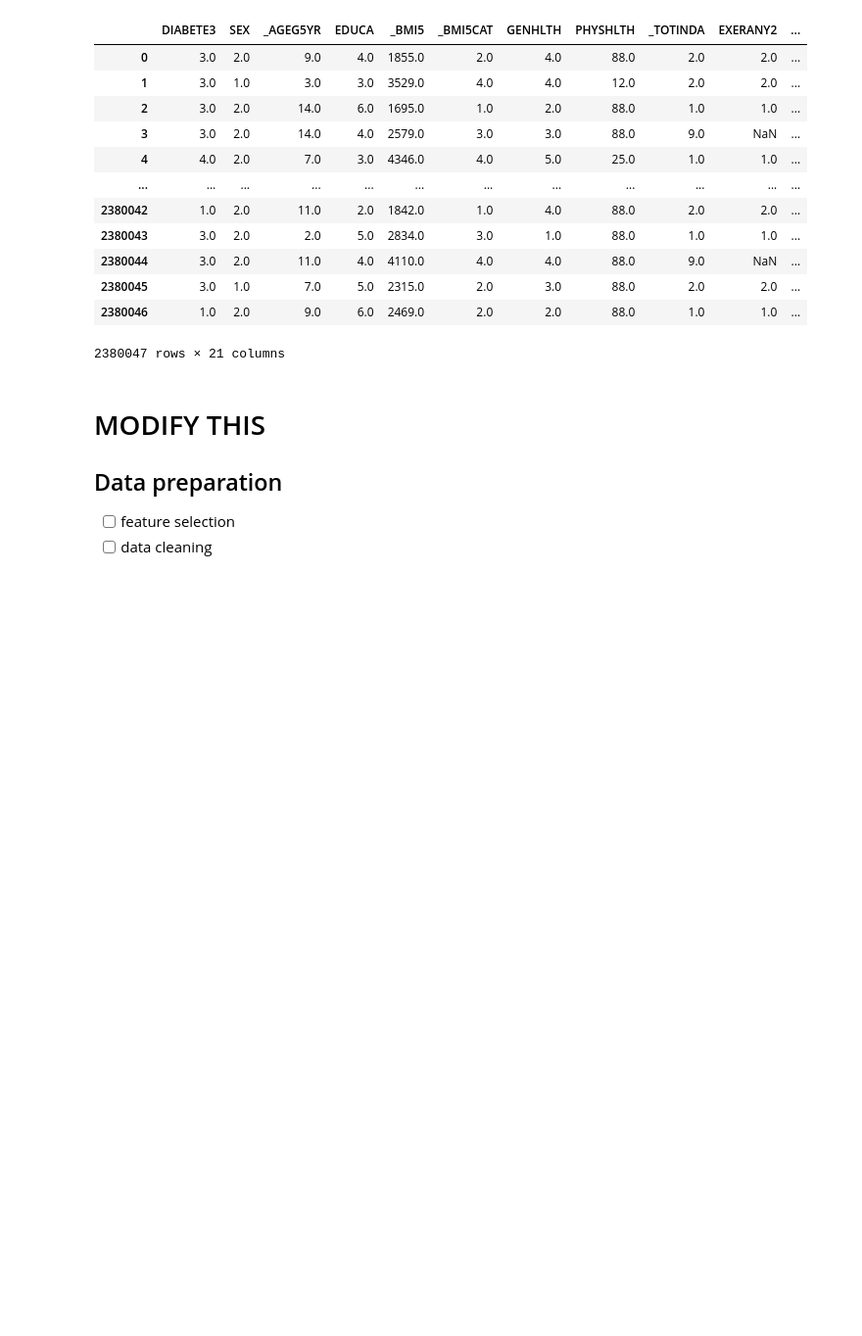
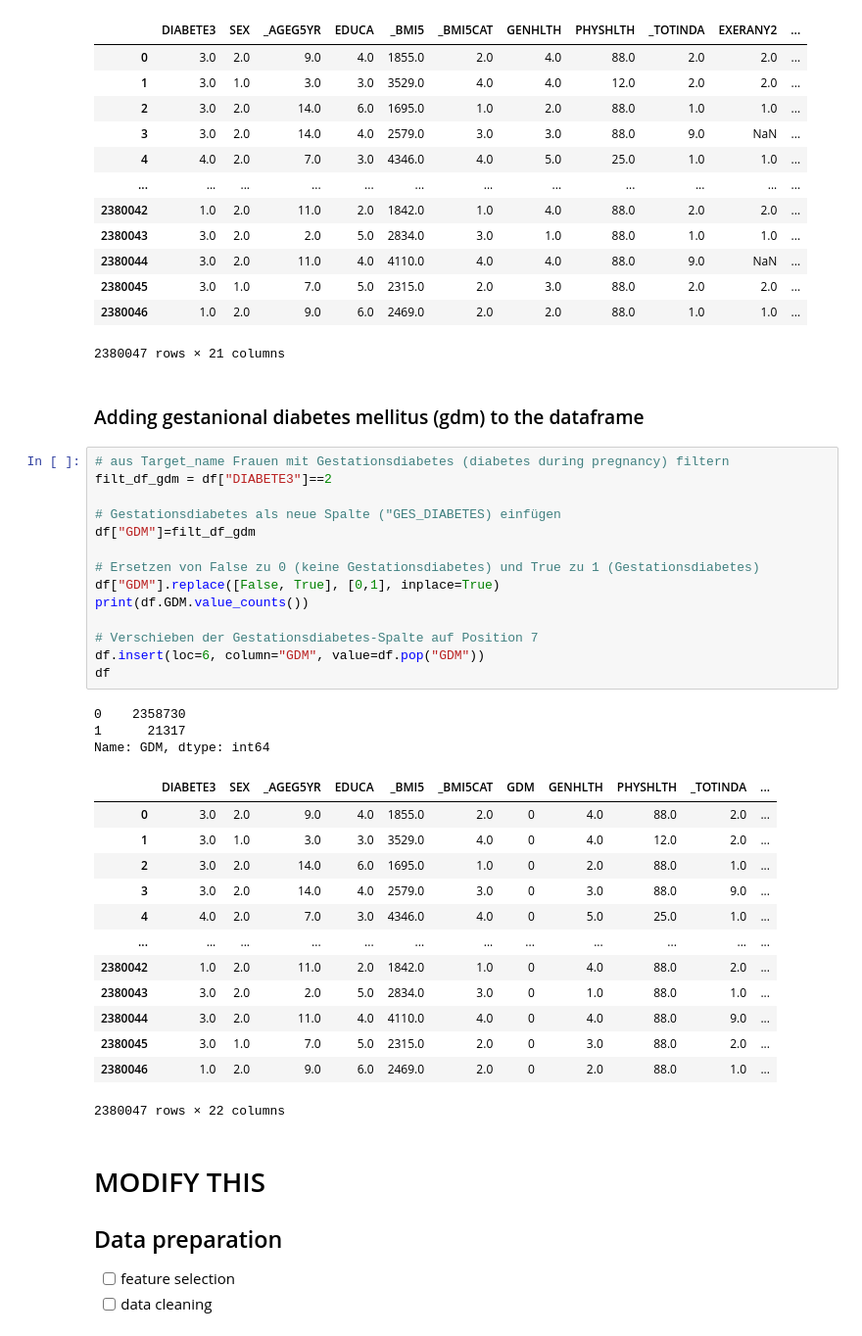
Before and after one commit to n-hundenborn/diabetes-forecasting, a Jupyter notebook: dev_data_preparation.ipynb, the cells around one changed output. Shown at 98% size. Drawn from its saved outputs; the diff is of its cells as text; blank space fills up the shorter version.

```diff
--- a/dev_data_preparation.ipynb
+++ b/dev_data_preparation.ipynb
@@ -46,6 +46,39 @@ Reading file: 2015.pkl
 | 2380045 | 3.0 | 1.0 | 7.0 | 5.0 | 2315.0 | 2.0 | 3.0 | 88.0 | 2.0 | 2.0 | ... |
 | 2380046 | 1.0 | 2.0 | 9.0 | 6.0 | 2469.0 | 2.0 | 2.0 | 88.0 | 1.0 | 1.0 | ... |
 2380047 rows × 21 columns
+# %% [markdown]
+### Adding gestanional diabetes mellitus (gdm) to the dataframe
+# %%
+# aus Target_name Frauen mit Gestationsdiabetes (diabetes during pregnancy) filtern
+filt_df_gdm = df["DIABETE3"]==2
+
+# Gestationsdiabetes als neue Spalte ("GES_DIABETES) einfügen
+df["GDM"]=filt_df_gdm
+
+# Ersetzen von False zu 0 (keine Gestationsdiabetes) und True zu 1 (Gestationsdiabetes)
+df["GDM"].replace([False, True], [0,1], inplace=True)
+print(df.GDM.value_counts())
+
+# Verschieben der Gestationsdiabetes-Spalte auf Position 7
+df.insert(loc=6, column="GDM", value=df.pop("GDM"))
+df
+# %% [output]
+0    2358730
+1      21317
+Name: GDM, dtype: int64
+|  | DIABETE3 | SEX | _AGEG5YR | EDUCA | _BMI5 | _BMI5CAT | GDM | GENHLTH | PHYSHLTH | _TOTINDA | ... |
+| 0 | 3.0 | 2.0 | 9.0 | 4.0 | 1855.0 | 2.0 | 0 | 4.0 | 88.0 | 2.0 | ... |
+| 1 | 3.0 | 1.0 | 3.0 | 3.0 | 3529.0 | 4.0 | 0 | 4.0 | 12.0 | 2.0 | ... |
+| 2 | 3.0 | 2.0 | 14.0 | 6.0 | 1695.0 | 1.0 | 0 | 2.0 | 88.0 | 1.0 | ... |
+| 3 | 3.0 | 2.0 | 14.0 | 4.0 | 2579.0 | 3.0 | 0 | 3.0 | 88.0 | 9.0 | ... |
+| 4 | 4.0 | 2.0 | 7.0 | 3.0 | 4346.0 | 4.0 | 0 | 5.0 | 25.0 | 1.0 | ... |
+| ... | ... | ... | ... | ... | ... | ... | ... | ... | ... | ... | ... |
+| 2380042 | 1.0 | 2.0 | 11.0 | 2.0 | 1842.0 | 1.0 | 0 | 4.0 | 88.0 | 2.0 | ... |
+| 2380043 | 3.0 | 2.0 | 2.0 | 5.0 | 2834.0 | 3.0 | 0 | 1.0 | 88.0 | 1.0 | ... |
+| 2380044 | 3.0 | 2.0 | 11.0 | 4.0 | 4110.0 | 4.0 | 0 | 4.0 | 88.0 | 9.0 | ... |
+| 2380045 | 3.0 | 1.0 | 7.0 | 5.0 | 2315.0 | 2.0 | 0 | 3.0 | 88.0 | 2.0 | ... |
+| 2380046 | 1.0 | 2.0 | 9.0 | 6.0 | 2469.0 | 2.0 | 0 | 2.0 | 88.0 | 1.0 | ... |
+2380047 rows × 22 columns
 # %% [markdown]
 # MODIFY THIS
 
```
Also changed, not shown: parts of 5 cells of this notebook.
